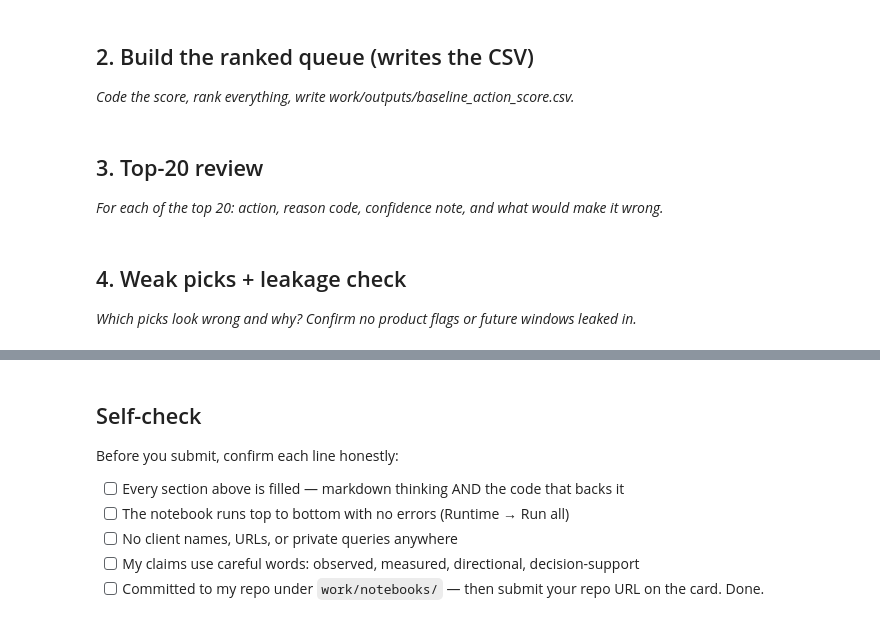
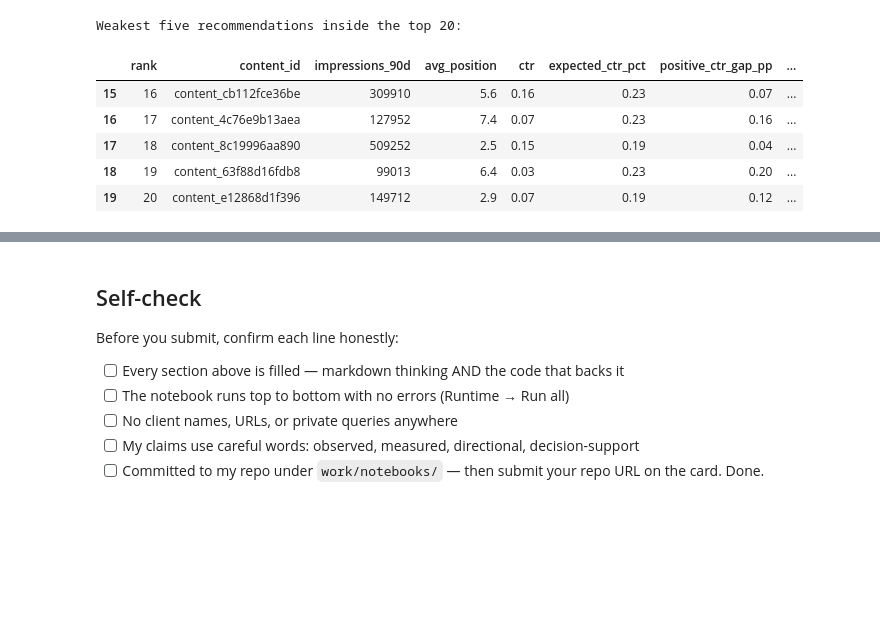
Before and after one commit to kevinwdt/flyrank-internship-ml, a Jupyter notebook: work/notebooks/w04_baseline_score.ipynb, the cells around one changed output, grey strips where cells are left out. Drawn from its saved outputs; the diff is of its cells as text; code cells hidden in the pictures; blank space fills up the shorter version.

```diff
--- a/work/notebooks/w04_baseline_score.ipynb
+++ b/work/notebooks/w04_baseline_score.ipynb
@@ -13,7 +499,28 @@ This skeleton is yours to fill. Work the sections **in order** — each one has
 # %%
 # This cell is for CODE (numbers, a query, a check).
 # Write your text answer in the cell ABOVE this one — typing sentences here breaks Run All.
+
+print("Weakest five recommendations inside the top 20:")
+
+weak_picks = top20.tail(5)[
+    [
+        "rank",
+        "content_id",
+        "impressions_90d",
+        "avg_position",
+        "ctr",
+        "expected_ctr_pct",
+        "positive_ctr_gap_pp",
+        "baseline_score"
+    ]
+]
+
+display(weak_picks.round(3))
+# %% [output]
+Weakest five recommendations inside the top 20:
+|  | rank | content_id | impressions_90d | avg_position | ctr | expected_ctr_pct | positive_ctr_gap_pp | ... |
+| 15 | 16 | content_cb112fce36be | 309910 | 5.6 | 0.16 | 0.23 | 0.07 | ... |
+| 16 | 17 | content_4c76e9b13aea | 127952 | 7.4 | 0.07 | 0.23 | 0.16 | ... |
+| 17 | 18 | content_8c19996aa890 | 509252 | 2.5 | 0.15 | 0.19 | 0.04 | ... |
+| 18 | 19 | content_63f88d16fdb8 | 99013 | 6.4 | 0.03 | 0.23 | 0.20 | ... |
+| 19 | 20 | content_e12868d1f396 | 149712 | 2.9 | 0.07 | 0.19 | 0.12 | ... |
-# %% [markdown]
-## 2. Build the ranked queue (writes the CSV)
-
-*Code the score, rank everything, write work/outputs/baseline_action_score.csv.*
@@ -23,4 +526,0 @@ This skeleton is yours to fill. Work the sections **in order** — each one has
-# %% [markdown]
-## 3. Top-20 review
-
-*For each of the top 20: action, reason code, confidence note, and what would make it wrong.*
@@ -30,4 +526,0 @@ This skeleton is yours to fill. Work the sections **in order** — each one has
-# %% [markdown]
-## 4. Weak picks + leakage check
-
-*Which picks look wrong and why? Confirm no product flags or future windows leaked in.*
```
Also changed, not shown: parts of 21 cells of this notebook.
